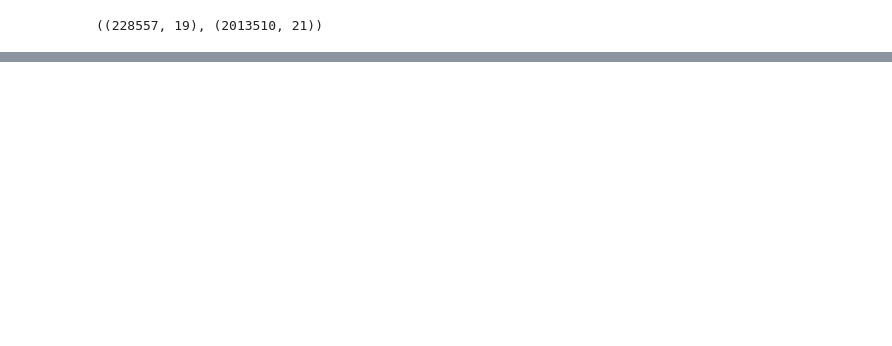
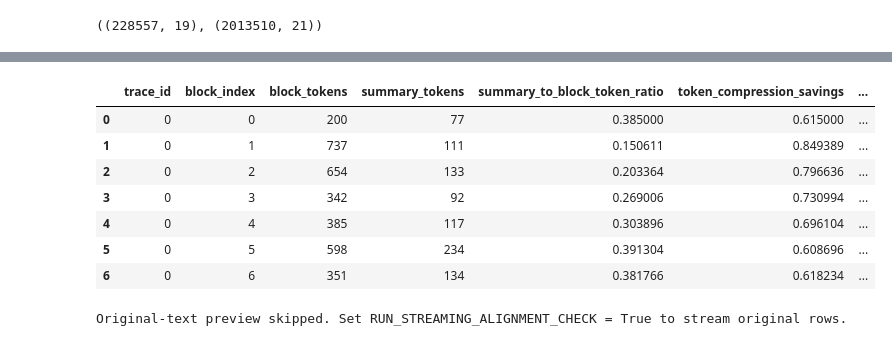
Before and after one commit to fedebri/reasoning-under-compression, a Jupyter notebook: notebooks/01_data_loading_engineering.ipynb, the cells around one changed output, grey strips where cells are left out. Drawn from its saved outputs; the diff is of its cells as text; code cells hidden in the pictures; blank space fills up the shorter version.

Commit message:
Notebooks update - 05 split - helper functions update

```diff
--- a/notebooks/01_data_loading_engineering.ipynb
+++ b/notebooks/01_data_loading_engineering.ipynb
@@ -8,19 +8,16 @@ Full regeneration streams the Hugging Face dataset, parses each row into enginee
 Keep `RUN_FULL_BUILD = False` unless deliberately rebuilding the local parquet files. The output is partitioned into multiple parquet files to avoid holding the full dataset in memory.
 # %%
 import sys
-from collections.abc import Mapping
 from datetime import datetime
-from itertools import islice
 from pathlib import Path
 
-from datasets import load_dataset
 import pandas as pd
+from sklearn.model_selection import GroupShuffleSplit
 
 sys.path.append(str(Path("..").resolve()))
 
+from src.reasoning_compression.alignment import get_original_rows_by_position
 from src.reasoning_compression.features import (
-    DATASET_ID,
-    SPLIT,
     latest_feature_build_dir,
     normalize_difficulty,
     write_feature_partitions,
@@ -36,6 +33,13 @@ RUN_FULL_BUILD = False
 # Use a small value for testing, then set to None for the full dataset.
 # MAX_ROWS = 1_000
 MAX_ROWS = None
+
+MODEL_SPLIT_COLUMN = "model_split"
+TRAIN_SPLIT_LABEL = "train"
+TEST_SPLIT_LABEL = "test"
+EXPECTED_SPLIT_LABELS = {TRAIN_SPLIT_LABEL, TEST_SPLIT_LABEL}
+TEST_SIZE = 0.2
+SPLIT_RANDOM_STATE = 42
 # %%
 FEATURE_BUILDS_DIR = Path("../data/full_feature_builds")
 
@@ -307,12 +591,42 @@ df_blocks_full.query("trace_id == @TRACE_ID_INSPECT").sort_values("block_index")
 # %%
-original = original_rows[TRACE_ID_INSPECT]
-parsed = parse_response(original["response"])
-
-print("Problem preview:")
-print(original["problem"][:1000])
-
-print("\nFirst block preview:")
-print(parsed["blocks"][0][:1000])
-
-print("\nFirst summary preview:")
-print(parsed["summaries"][0][:1000])
+df_blocks_full.query("trace_id == @TRACE_ID_INSPECT").sort_values("block_index")[[
+    "trace_id",
+    "block_index",
+    "block_tokens",
+    "summary_tokens",
+    "summary_to_block_token_ratio",
+    "token_compression_savings",
+    "high_token_compression",
+    MODEL_SPLIT_COLUMN,
+]]
+# %% [output]
+|  | trace_id | block_index | block_tokens | summary_tokens | summary_to_block_token_ratio | token_compression_savings | ... |
+| 0 | 0 | 0 | 200 | 77 | 0.385000 | 0.615000 | ... |
+| 1 | 0 | 1 | 737 | 111 | 0.150611 | 0.849389 | ... |
+| 2 | 0 | 2 | 654 | 133 | 0.203364 | 0.796636 | ... |
+| 3 | 0 | 3 | 342 | 92 | 0.269006 | 0.730994 | ... |
+| 4 | 0 | 4 | 385 | 117 | 0.303896 | 0.696104 | ... |
+| 5 | 0 | 5 | 598 | 234 | 0.391304 | 0.608696 | ... |
+| 6 | 0 | 6 | 351 | 134 | 0.381766 | 0.618234 | ... |
+# %%
+if RUN_STREAMING_ALIGNMENT_CHECK:
+    from src.reasoning_compression.features import parse_response
+
+    original = original_rows[TRACE_ID_INSPECT]
+    parsed = parse_response(original["response"])
+
+    print("Problem preview:")
+    print(original["problem"][:1000])
+
+    print("\nFirst block preview:")
+    print(parsed["blocks"][0][:1000])
+
+    print("\nFirst summary preview:")
+    print(parsed["summaries"][0][:1000])
+else:
+    print(
+        "Original-text preview skipped. Set "
+        "RUN_STREAMING_ALIGNMENT_CHECK = True to stream original rows."
+    )
+# %% [output]
+Original-text preview skipped. Set RUN_STREAMING_ALIGNMENT_CHECK = True to stream original rows.
```
Also changed, not shown: parts of 23 cells of this notebook, 7 other files.
